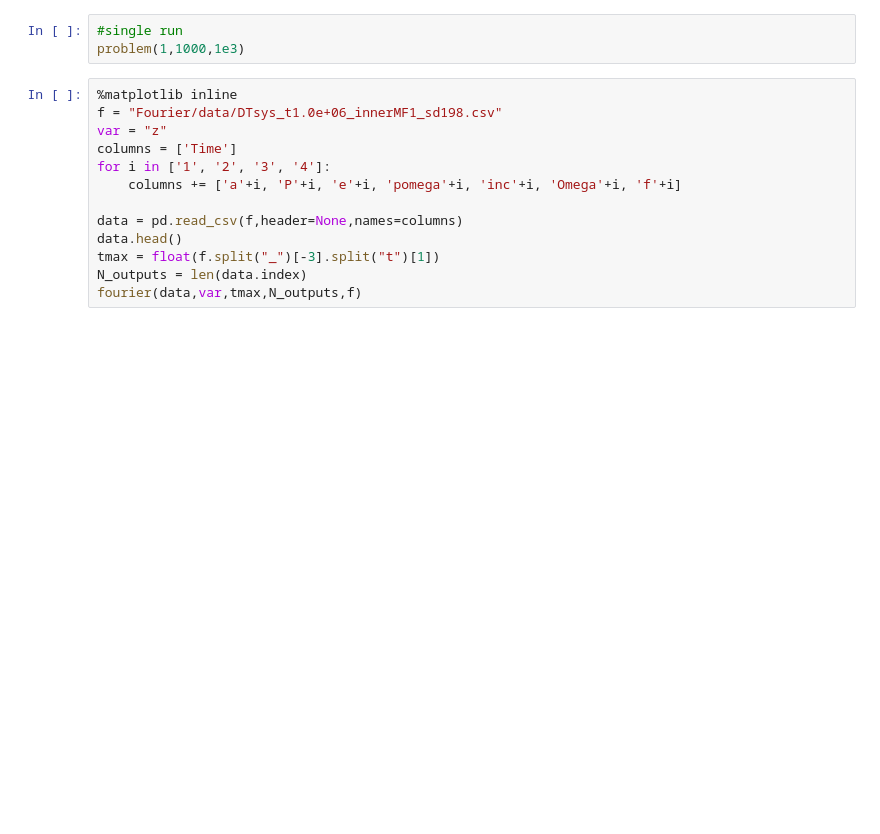
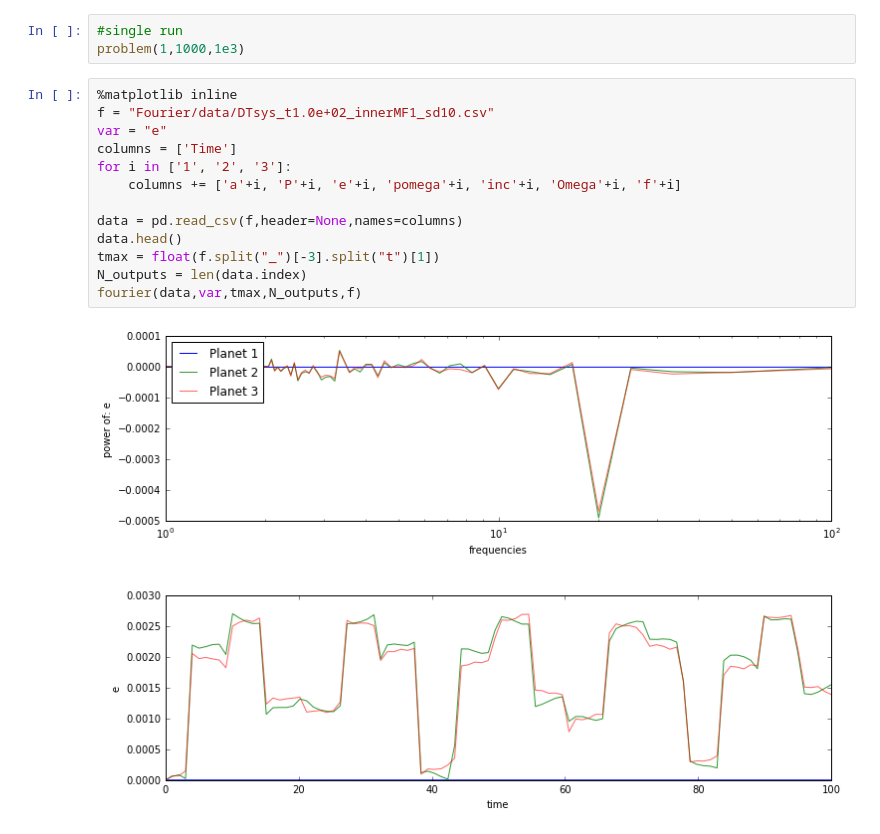
Before and after one commit to dtamayo/Stability, a Jupyter notebook: Analysis/Fourier_Check.ipynb, the cells around one changed output. Drawn from its saved outputs; the diff is of its cells as text; blank space fills up the shorter version.

```diff
--- a/Analysis/Fourier_Check.ipynb
+++ b/Analysis/Fourier_Check.ipynb
@@ -189,14 +257,16 @@ for f in files:
 problem(1,1000,1e3)
 # %%
 %matplotlib inline
-f = "Fourier/data/DTsys_t1.0e+06_innerMF1_sd198.csv"
-var = "z"
+f = "Fourier/data/DTsys_t1.0e+02_innerMF1_sd10.csv"
+var = "e"
 columns = ['Time']
-for i in ['1', '2', '3', '4']:
+for i in ['1', '2', '3']:
     columns += ['a'+i, 'P'+i, 'e'+i, 'pomega'+i, 'inc'+i, 'Omega'+i, 'f'+i]
 
 data = pd.read_csv(f,header=None,names=columns)
 data.head()
 tmax = float(f.split("_")[-3].split("t")[1])
 N_outputs = len(data.index)
 fourier(data,var,tmax,N_outputs,f)
+# %% [output]
+[figure, added]
```
Also changed, not shown: parts of 4 cells of this notebook.
